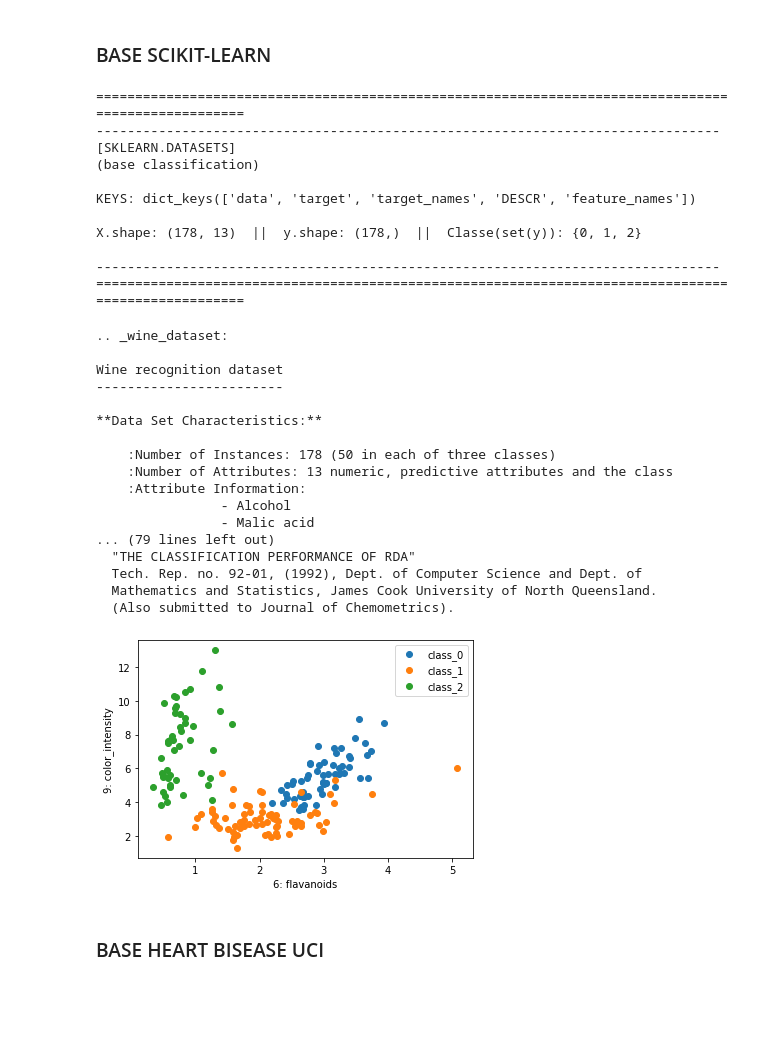
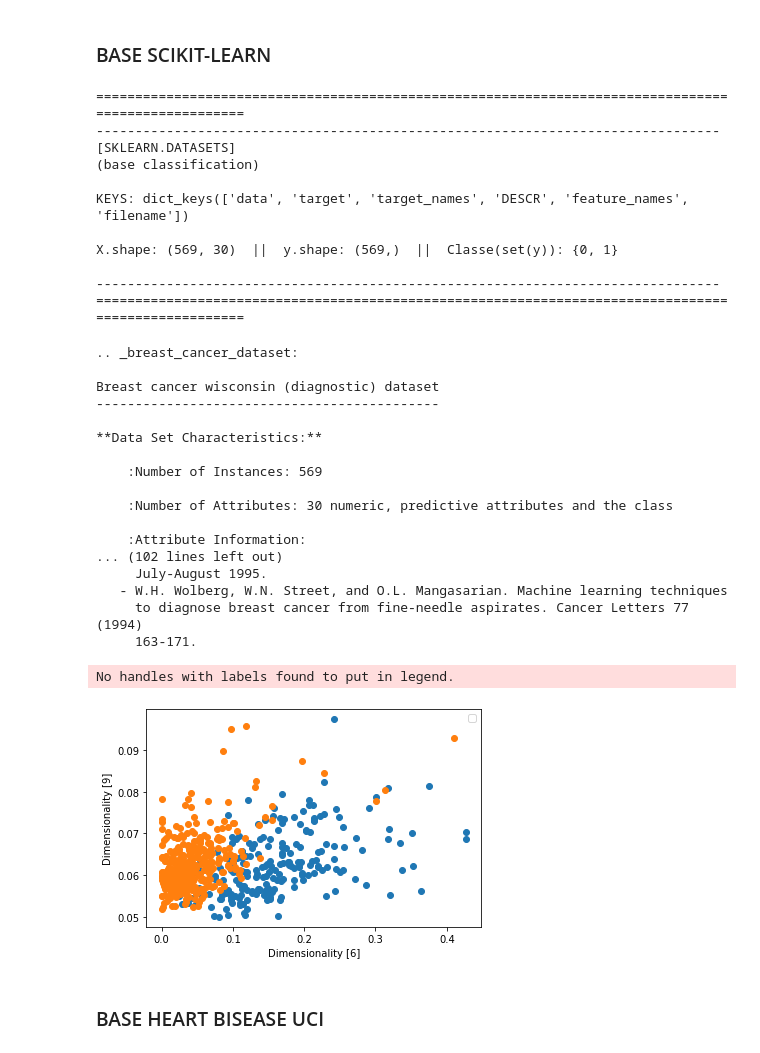
Before and after one commit to TNK443/RecPadroes, a Jupyter notebook: 03_Generalizacao_Tarefa.ipynb, the cells around one changed output. Cells and saved outputs as stored; diff of their text form; code cells hidden in the pictures; blank space fills up the shorter version.

```diff
--- a/03_Generalizacao_Tarefa.ipynb
+++ b/03_Generalizacao_Tarefa.ipynb
@@ -55,8 +58,8 @@ from sklearn.neighbors import KNeighborsClassifier
 #                            CARREGANDO BASE SCIKIT-LEARN
 # ================================================================================
 # --------------------------------------------------------------------------------
-baseSKL = load_wine()
-# baseSKL = load_breast_cancer()
+# baseSKL = load_wine()
+baseSKL = load_breast_cancer()
 # baseSKL = fetch_covtype()
 # baseSKL = fetch_lfw_pairs()
 
@@ -84,51 +87,52 @@ print('=' * 100)
 [SKLEARN.DATASETS]
 (base classification)
 
-KEYS: dict_keys(['data', 'target', 'target_names', 'DESCR', 'feature_names'])
+KEYS: dict_keys(['data', 'target', 'target_names', 'DESCR', 'feature_names', 'filename'])
 
-X.shape: (178, 13)  ||  y.shape: (178,)  ||  Classe(set(y)): {0, 1, 2}
+X.shape: (569, 30)  ||  y.shape: (569,)  ||  Classe(set(y)): {0, 1}
 
 --------------------------------------------------------------------------------
 ====================================================================================================
 # %%
 print(baseSKL.DESCR)
 # %% [output]
-.. _wine_dataset:
+.. _breast_cancer_dataset:
 
-Wine recognition dataset
-------------------------
+Breast cancer wisconsin (diagnostic) dataset
+--------------------------------------------
 
 **Data Set Characteristics:**
 
-    :Number of Instances: 178 (50 in each of three classes)
-    :Number of Attributes: 13 numeric, predictive attributes and the class
+    :Number of Instances: 569
+
+    :Number of Attributes: 30 numeric, predictive attributes and the class
+
     :Attribute Information:
-                - Alcohol
-                - Malic acid
-... (79 lines left out)
-  "THE CLASSIFICATION PERFORMANCE OF RDA"
-  Tech. Rep. no. 92-01, (1992), Dept. of Computer Science and Dept. of
-  Mathematics and Statistics, James Cook University of North Queensland.
-  (Also submitted to Journal of Chemometrics).
+... (102 lines left out)
+     July-August 1995.
+   - W.H. Wolberg, W.N. Street, and O.L. Mangasarian. Machine learning techniques
+     to diagnose breast cancer from fine-needle aspirates. Cancer Letters 77 (1994)
+     163-171.
 # %%
 # --------------------------------------------------------------------------------
 i, j = 6, 9
 
-# plt.xlabel(f"Dimensionality [{i}]")
-plt.xlabel(f"{i}: {baseSKL.feature_names[i]}")
+plt.xlabel(f"Dimensionality [{i}]")
+# plt.xlabel(f"{i}: {baseSKL.feature_names[i]}")
 
-# plt.ylabel(f"Dimensionality [{j}]")
-plt.ylabel(f"{j}: {baseSKL.feature_names[j]}")
+plt.ylabel(f"Dimensionality [{j}]")
+# plt.ylabel(f"{j}: {baseSKL.feature_names[j]}")
 
 for k in set(yb1):
-    # plt.plot(Xb1[:,i][yb1==k], Xb1[:,j][yb1==k], "o")
-    plt.plot(Xb1[:,i][yb1==k], Xb1[:,j][yb1==k], "o", label=f"{baseSKL.target_names[k]}")
+    plt.plot(Xb1[:,i][yb1==k], Xb1[:,j][yb1==k], "o")
+    # plt.plot(Xb1[:,i][yb1==k], Xb1[:,j][yb1==k], "o", label=f"{baseSKL.target_names[k]}")
 
 plt.legend()
 plt.show()
 # --------------------------------------------------------------------------------
 # %% [output]
+No handles with labels found to put in legend.
-[figure, old version]
+[figure, new version]
 # %%
 # --------------------------------------------------------------------------------
 # ================================================================================
```
Also changed, not shown: parts of 11 cells of this notebook.
